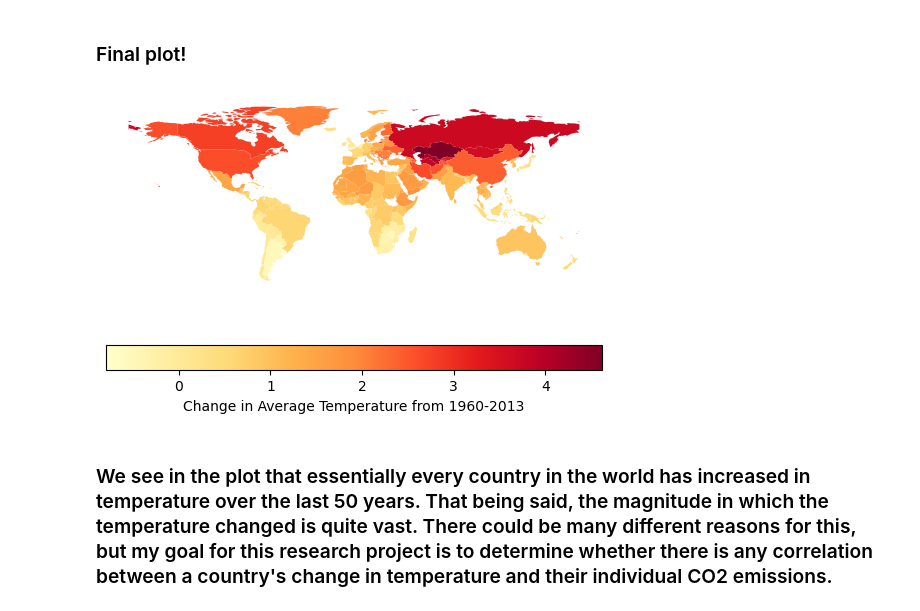
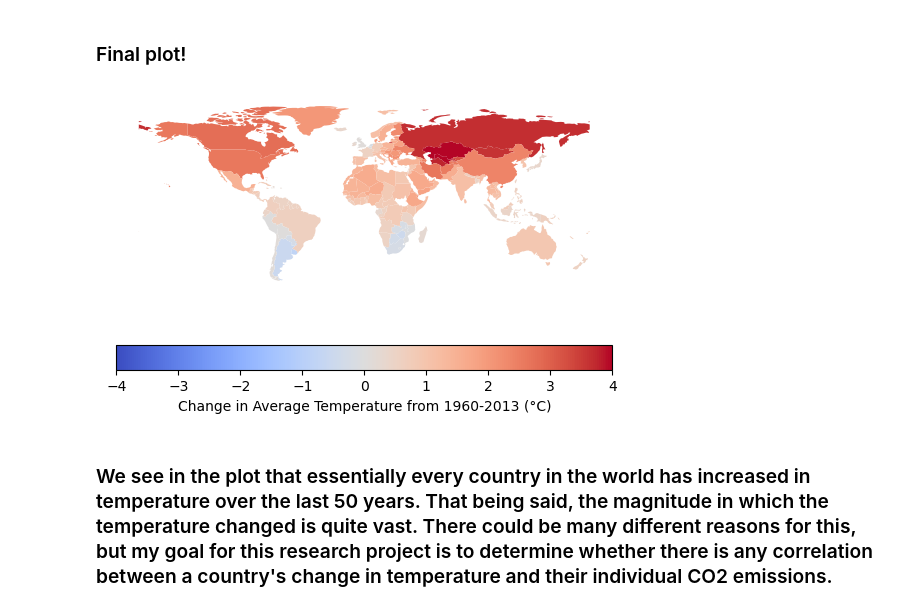
Before and after one commit to ubco-W2022T2-data301/project-group-group42, a Jupyter notebook: analysis/analysisAidan.ipynb, the cells around one changed output. Cells and saved outputs as stored; diff of their text form; code cells hidden in the pictures.

Commit message:
Changed graph colors

```diff
--- a/analysis/analysisAidan.ipynb
+++ b/analysis/analysisAidan.ipynb
@@ -261,13 +260,15 @@ world.head(2)
 # %%
 fig, ax= plt.subplots(1,1)
 deltaTempPlot = world.plot(column="delta_temp",
            ax=ax,
            legend=True,
-           cmap="YlOrRd",
-           legend_kwds={"label":"Change in Average Temperature from 1960-2013",
-                        "orientation":"horizontal"})
+           cmap="coolwarm",
+           legend_kwds={"label":"Change in Average Temperature from 1960-2013 (°C)",
+                        "orientation":"horizontal"},
+            vmin=-4,
+            vmax=4)
 deltaTempPlot.set_axis_off()
 # %% [output]
-[figure, old version]
+[figure, new version]
 # %% [markdown]
 ### We see in the plot that essentially every country in the world has increased in temperature over the last 50 years. That being said, the magnitude in which the temperature changed is quite vast. There could be many different reasons for this, but my goal for this research project is to determine whether there is any correlation between a country's change in temperature and their individual CO2 emissions.
```
Also changed, not shown: parts of 1 cell of this notebook.
